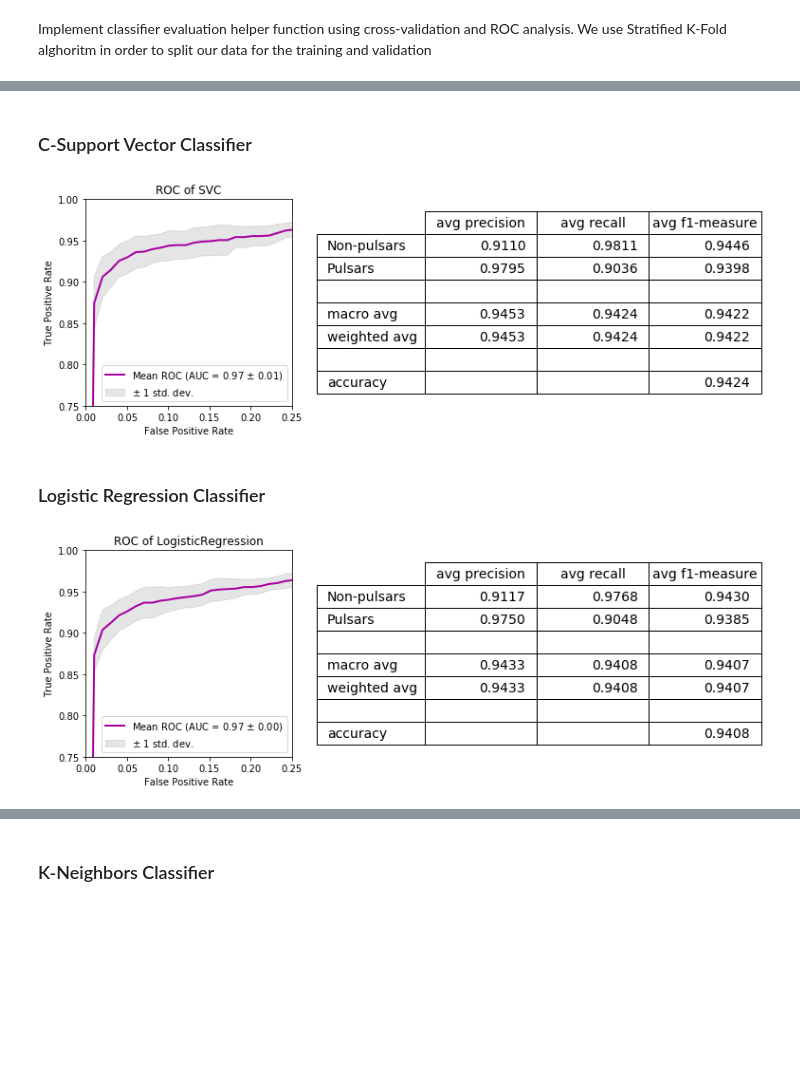
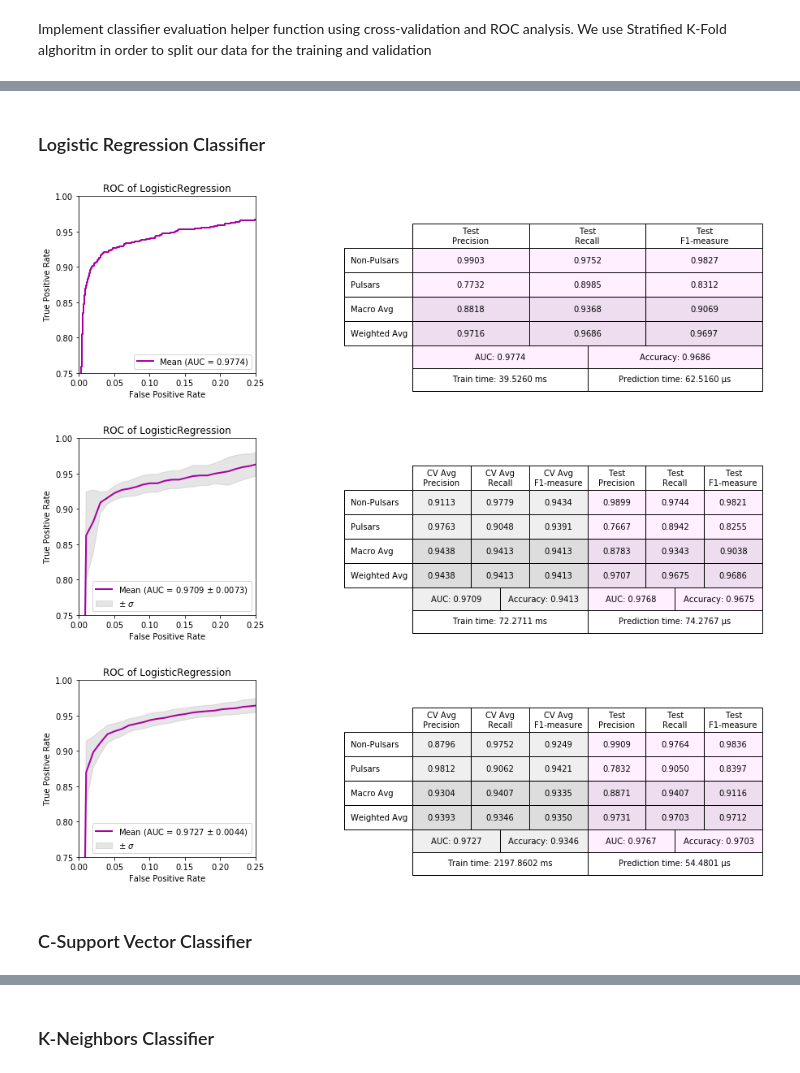
Before and after one commit to Zhuvikin/ai-university-tasks, a Jupyter notebook: pulsars/pulsars.ipynb, the cells around one changed output, grey strips where cells are left out. Cells and saved outputs as stored; diff of their text form; code cells hidden in the pictures; blank space fills up the shorter version.

```diff
--- a/pulsars/pulsars.ipynb
+++ b/pulsars/pulsars.ipynb
@@ -263,19 +535,53 @@ def evaluate_classifier(classifier, X_set, y_set, generate_measures):
+# %%
+def measures_full_set_cv(classifier, nonPulsarFolds, pulsarFolds, mean_fpr):
+    tprs = []
+    aucs = []
+    reports = []
+    i = 0
+
+    combinations = list(map(lambda k: [k, k % number_of_pulsars_folds], range(0, number_of_non_pulsars_folds)))
+    for np_k, p_k in tqdm(combinations):
+        np_rest = list(range(0, number_of_non_pulsars_folds))
+        np_rest.remove(np_k)
+
+        p_rest = list(range(0, number_of_pulsars_folds))
+        p_rest.remove(p_k)
+
+        np_other_folds = pd.concat(list(map(lambda idx: nonPulsarFolds[idx], np_rest)))
+        p_other_folds = pd.concat(list(map(lambda idx: pulsarFolds[idx], p_rest)))
+
+        train_folds = pd.concat([np_other_folds, p_other_folds]).sample(frac = 1, random_state = 2).reset_index(
+            drop = True)
+        test_fold = pd.concat([nonPulsarFolds[np_k], pulsarFolds[p_k]]).sample(frac = 1, random_state = 2).reset_index(
+            drop = True)
+
+        train_X = train_folds.filter(regex = "[^target]").values
+        train_y = train_folds.target.values
+
+        test_X = test_fold.filter(regex = "[^target]").values
+        test_y = test_fold.target.values
+        train_model(classifier, train_X, train_y, test_X, test_y, tprs, aucs, reports, mean_fpr)
+        i += 1
+
+    result = dict()
+    result['tprs'] = tprs
+    result['aucs'] = aucs
+    result['reports'] = reports
+    return result
+# %% [markdown]
+### Logistic Regression Classifier
+# %%
+classifier_lr_1 = LogisticRegression(solver = 'lbfgs', random_state = 0, class_weight = 'balanced')
+report_lr_1 = evaluate_classifier(classifier_lr_1)
+
+classifier_lr_2 = LogisticRegression(solver = 'lbfgs', random_state = 0, class_weight = 'balanced')
+report_lr_2 = evaluate_classifier(classifier_lr_2, X_undersampled, y_undersampled, measures_stratified_cv)
+
+classifier_lr_3 = LogisticRegression(solver = 'lbfgs', random_state = 0, class_weight = 'balanced')
+report_lr_3 = evaluate_classifier(classifier_lr_3, nonPulsarFolds, pulsarFolds, measures_full_set_cv)
+# %% [output]
+[figure, added]
+[figure, added]
+[figure, added]
 # %% [markdown]
 ### C-Support Vector Classifier
-# %%
-import matplotlib.pyplot as plt
-from sklearn import svm
-
-classifier = svm.SVC(kernel = 'linear', probability = True, random_state = 0)
-avg_report_svc = evaluate_classifier(classifier, X_undersampled, y_undersampled, measures_stratified_cv)
-# %% [output]
-[figure, removed]
-# %% [markdown]
-### Logistic Regression Classifier
-# %%
-from sklearn.linear_model import LogisticRegression
-
-classifier = LogisticRegression(solver = 'lbfgs', random_state = 0)
-avg_report_lr = evaluate_classifier(classifier, X_undersampled, y_undersampled, measures_stratified_cv)
-# %% [output]
-[figure, removed]
```
Also changed, not shown: parts of 49 cells of this notebook, 2 other files.
